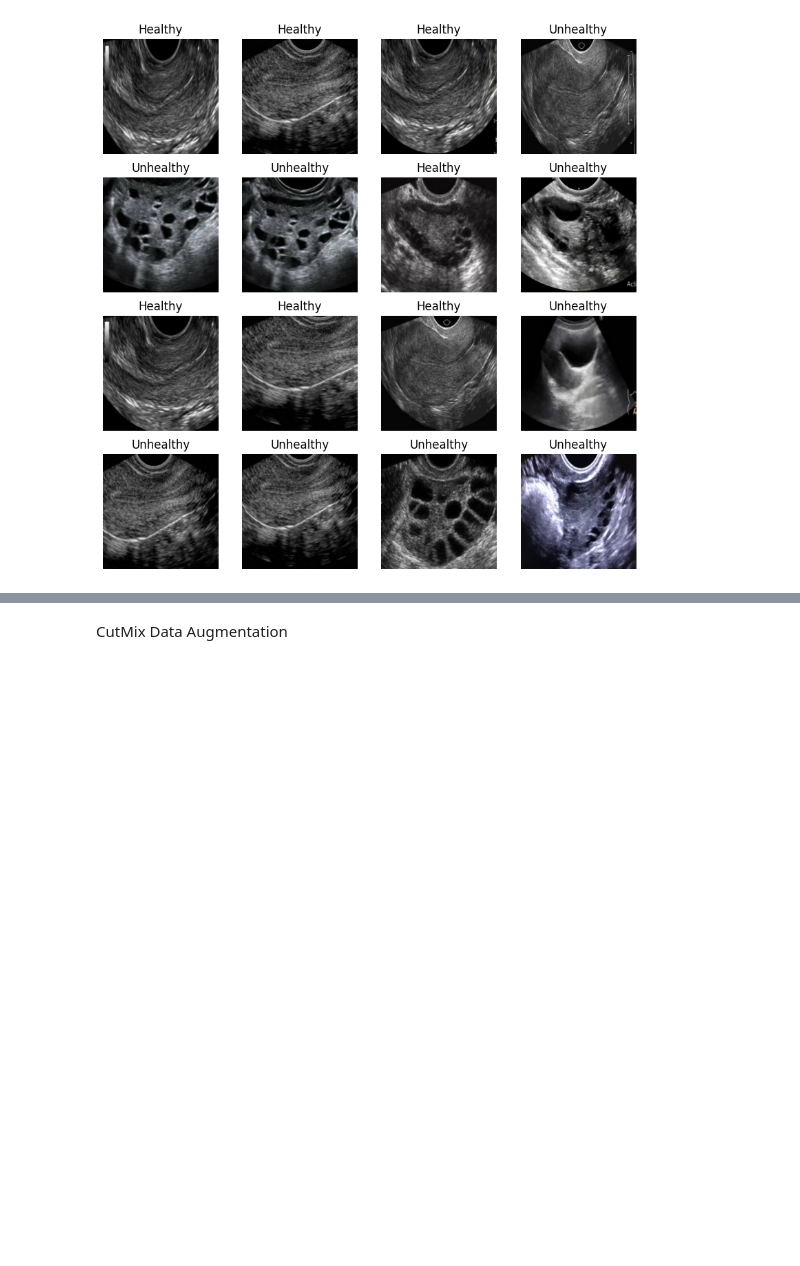
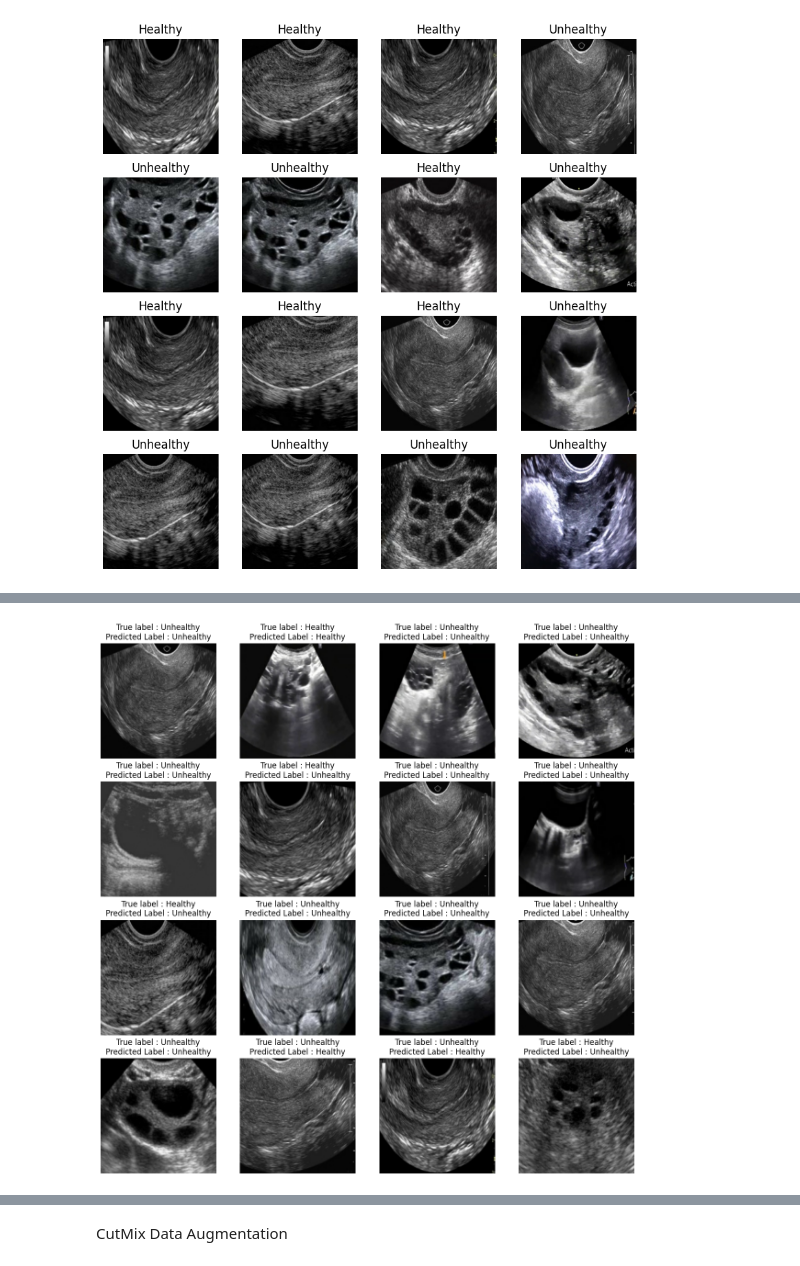
Before and after one commit to arjo31/PCOS-Image-Classification, a Jupyter notebook: Pcos.ipynb, the cells around one changed output, grey strips where cells are left out. Cells and saved outputs as stored; diff of their text form; code cells hidden in the pictures; blank space fills up the shorter version.

```diff
--- a/Pcos.ipynb
+++ b/Pcos.ipynb
@@ -211,0 +212,16 @@ plt.show()
+# %%
+plt.figure(figsize=(15, 15))
+
+for images, labels in valid_dataset.take(1):
+  for i in range(16):
+    ax = plt.subplot(4,4, i+1)
+    plt.imshow(images[i]/255.)
+    predicted_label = lenet_model.predict(tf.expand_dims(images[i], axis = 0))[0][0]
+    if (predicted_label >= 0.5):
+      predicted_label = 1
+    else:
+      predicted_label = 0
+    plt.title("True label : " + CLASS_NAMES[labels[i].numpy().astype('uint8')[0]] + "\n" + "Predicted Label : " + CLASS_NAMES[predicted_label])
+
+    plt.axis('off')
+# %% [output]
@@ -211,0 +244 @@ plt.show()
+[figure, added]
```
Also changed, not shown: parts of 28 cells of this notebook.
